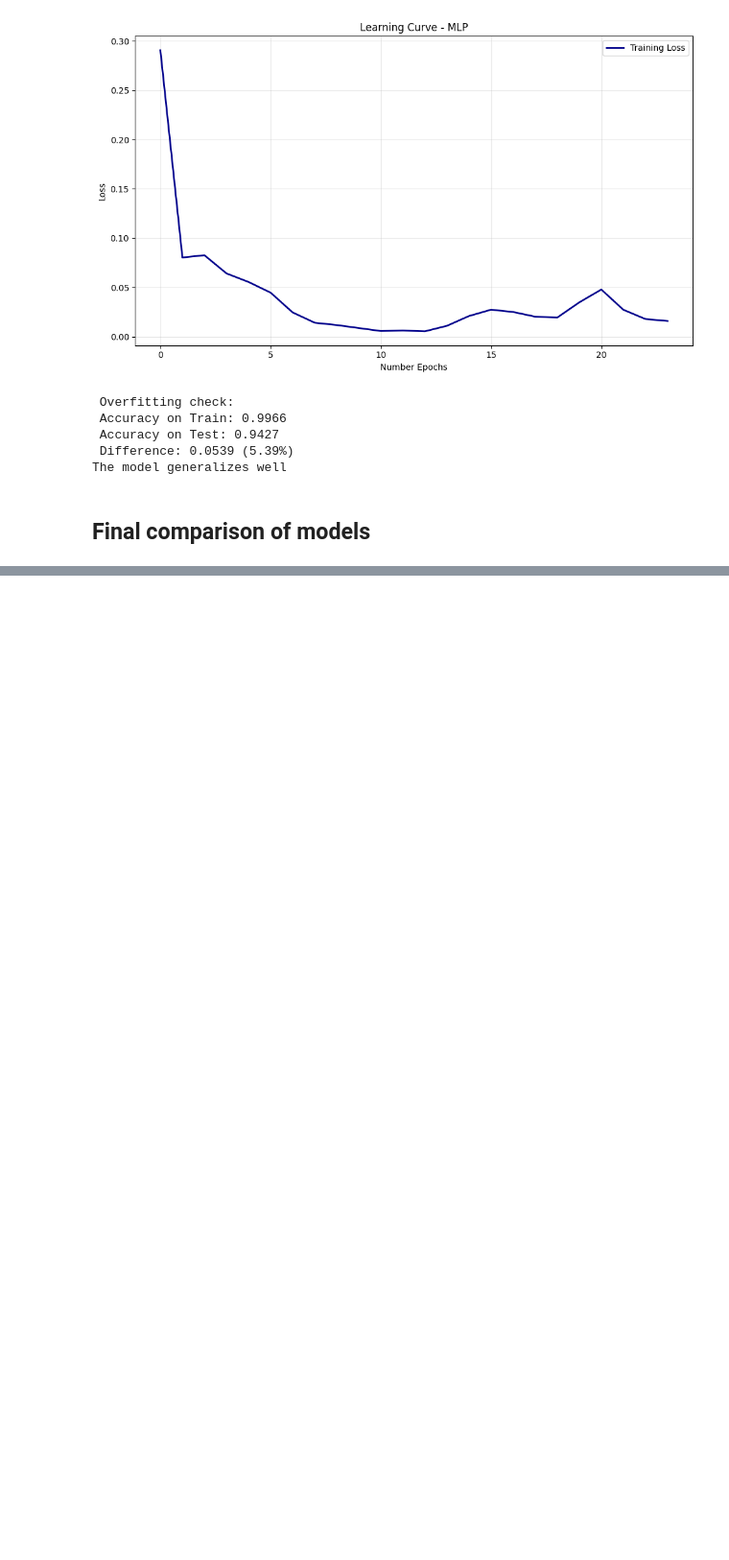
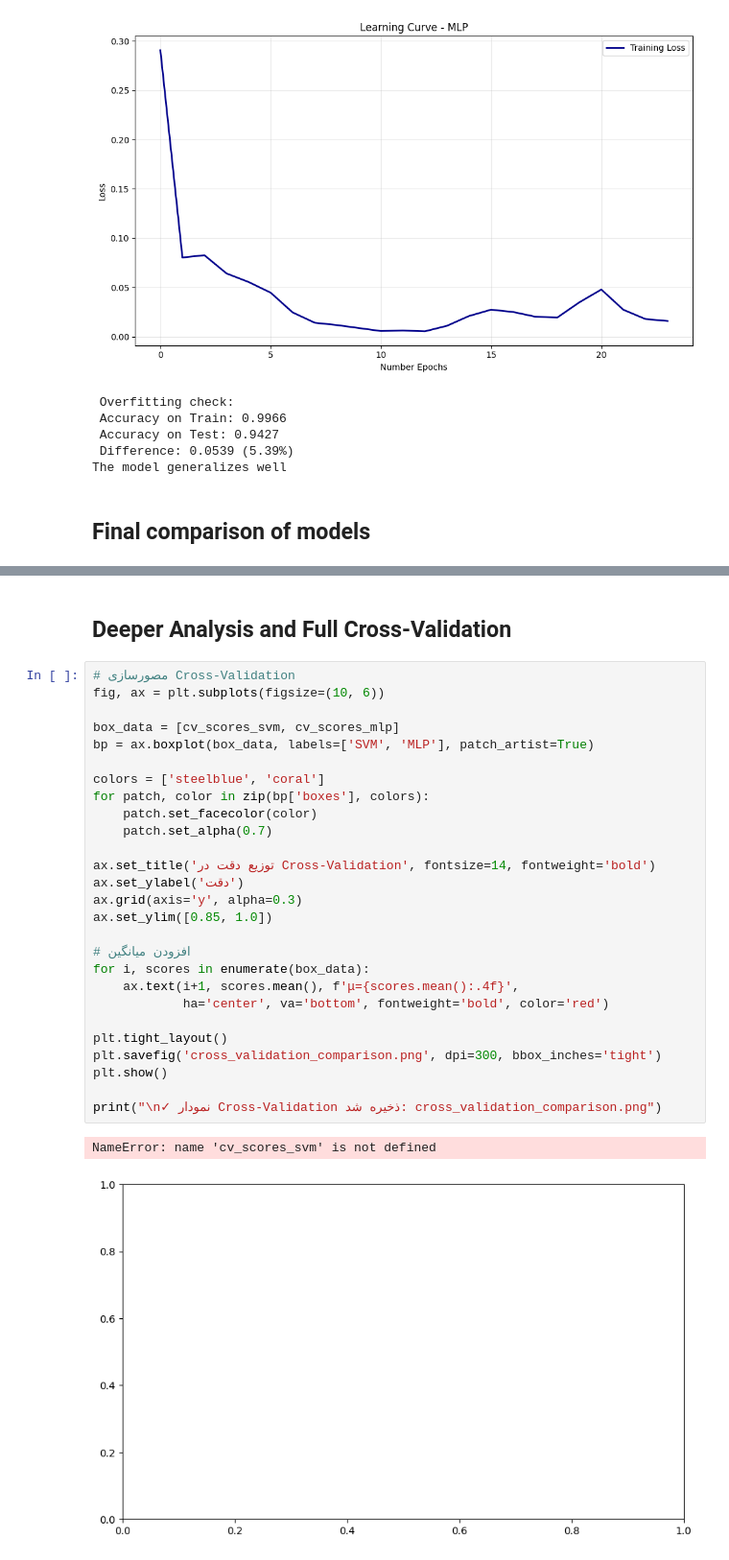
Before and after one commit to ihamydreza/FIS4041, a Jupyter notebook: Q4/Q4.ipynb, the cells around one changed output, grey strips where cells are left out. Shown at 96% size. Saved outputs shown, nothing was run; the diff lists cells and outputs as text; blank space fills up the shorter version.

```diff
--- a/Q4/Q4.ipynb
+++ b/Q4/Q4.ipynb
@@ -637,0 +742,32 @@ The model generalizes well
+# %% [markdown]
+## Deeper Analysis and Full Cross-Validation
+# %%
+# مصورسازی Cross-Validation
+fig, ax = plt.subplots(figsize=(10, 6))
+
+box_data = [cv_scores_svm, cv_scores_mlp]
+bp = ax.boxplot(box_data, labels=['SVM', 'MLP'], patch_artist=True)
+
+colors = ['steelblue', 'coral']
+for patch, color in zip(bp['boxes'], colors):
+    patch.set_facecolor(color)
+    patch.set_alpha(0.7)
+
+ax.set_title('توزیع دقت در Cross-Validation', fontsize=14, fontweight='bold')
+ax.set_ylabel('دقت')
+ax.grid(axis='y', alpha=0.3)
+ax.set_ylim([0.85, 1.0])
+
+# افزودن میانگین
+for i, scores in enumerate(box_data):
+    ax.text(i+1, scores.mean(), f'μ={scores.mean():.4f}',
+            ha='center', va='bottom', fontweight='bold', color='red')
+
+plt.tight_layout()
+plt.savefig('cross_validation_comparison.png', dpi=300, bbox_inches='tight')
+plt.show()
+
+print("\n✓ نمودار Cross-Validation ذخیره شد: cross_validation_comparison.png")
+# %% [output]
+NameError: name 'cv_scores_svm' is not defined
+[figure, added]
```
Also changed, not shown: parts of 3 cells of this notebook.
